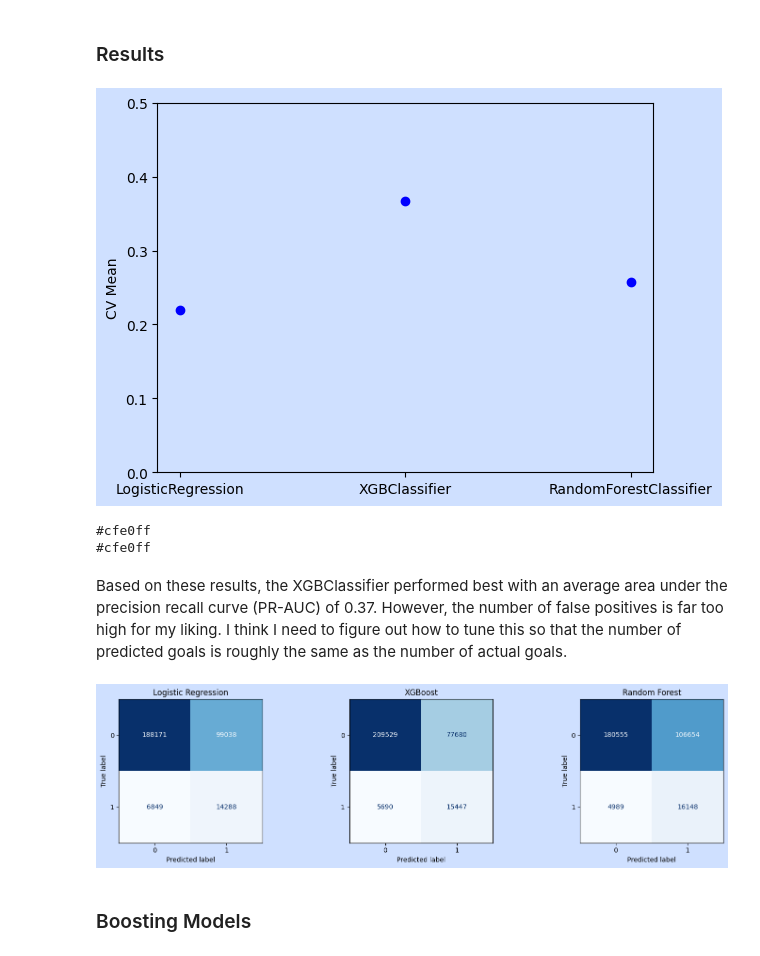
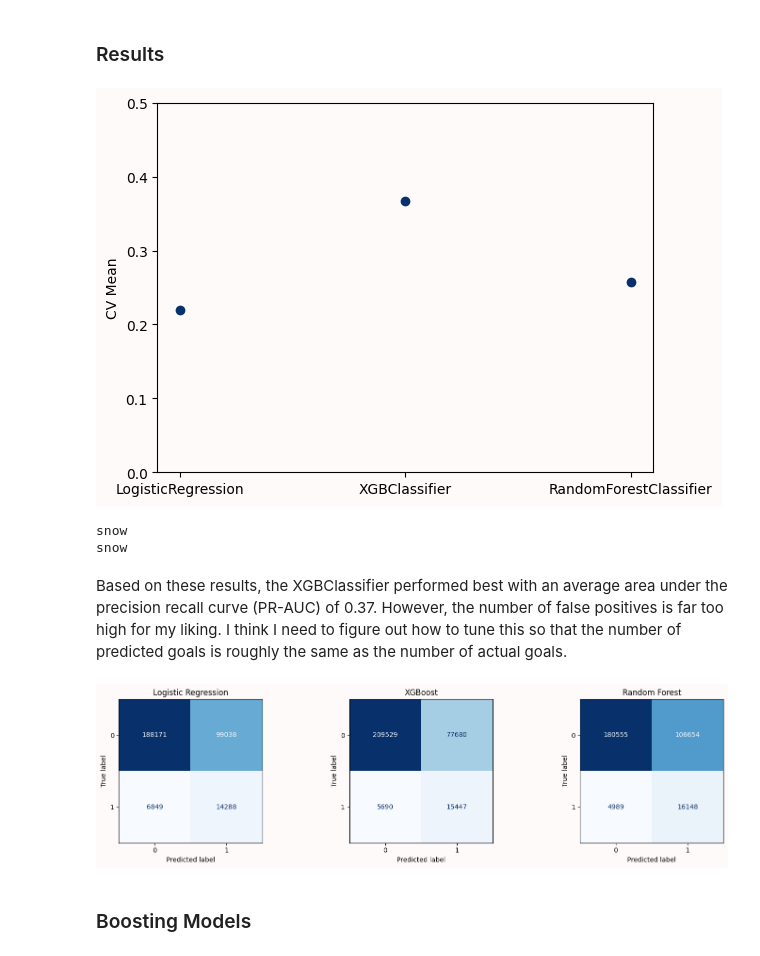
Before and after one commit to chrischoi7/nhl-shots, a Jupyter notebook: Modeling.ipynb, the cells around one changed output. Cells and saved outputs as stored; diff of their text form; code cells hidden in the pictures.

```diff
--- a/Modeling.ipynb
+++ b/Modeling.ipynb
@@ -18,8 +18,8 @@ from sklearn.preprocessing import StandardScaler
 import warnings
 warnings.filterwarnings("ignore")
 plt.rcParams['axes.grid'] = False
-plt.rcParams['figure.facecolor'] = '#cfe0ff'
-plt.rcParams['axes.facecolor'] = '#cfe0ff'
+plt.rcParams['figure.facecolor'] = 'snow'
+plt.rcParams['axes.facecolor'] = 'snow'
 # %%
 df = pd.read_csv('data\clean\mp_shots_cleaner.csv')
 # %% [markdown]
@@ -467,16 +461,16 @@ import gc; gc.collect()
 ### Results
 # %%
 results_df = pd.DataFrame(results)
-plt.scatter(results_df['model'], results_df['cv_mean'], color='blue')
+plt.scatter(results_df['model'], results_df['cv_mean'], color='#08306B')
 plt.ylabel('CV Mean')
 plt.ylim([0,0.5])
 plt.show()
 print(plt.rcParams['figure.facecolor'])
 print(plt.rcParams['axes.facecolor'])
 # %% [output]
-[figure, old version]
+[figure, new version]
-#cfe0ff
-#cfe0ff
+snow
+snow
 # %% [markdown]
 Based on these results, the XGBClassifier performed best with an average area under the precision recall curve (PR-AUC) of 0.37. However, the number of false positives is far too high for my liking. I think I need to figure out how to tune this so that the number of predicted goals is roughly the same as the number of actual goals.
 # %%
@@ -496,7 +490,7 @@ for ax, (model, prediction) in zip(axes, predictions.items()):
 plt.tight_layout()
 plt.show()
 # %% [output]
-[figure, old version]
+[figure, new version]
 # %% [markdown]
 ### Boosting Models
 # %%
```
Also changed, not shown: parts of 12 cells of this notebook.
